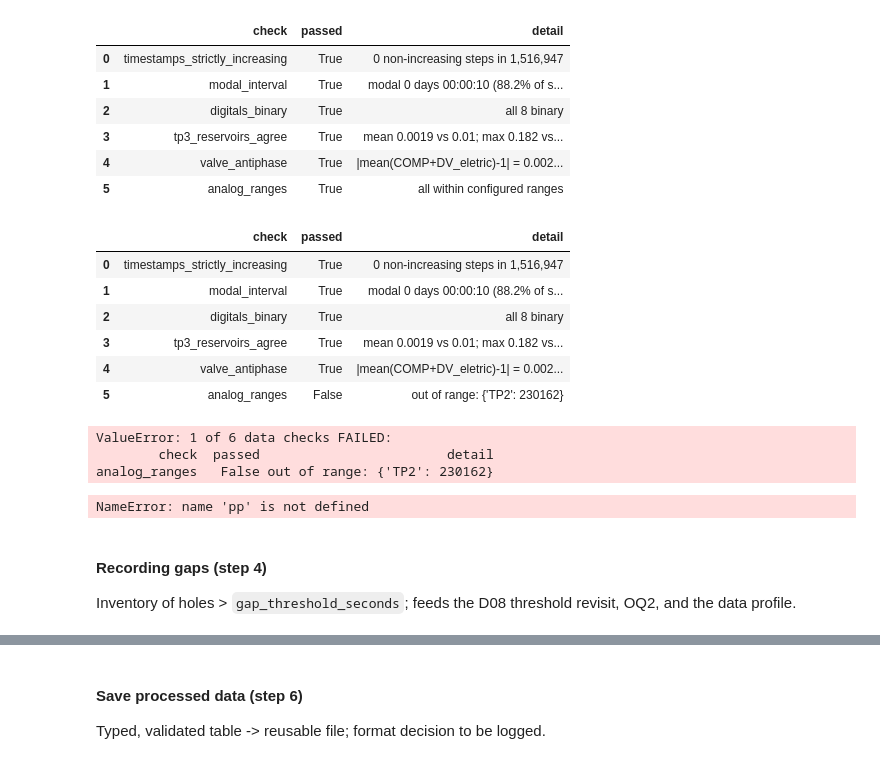
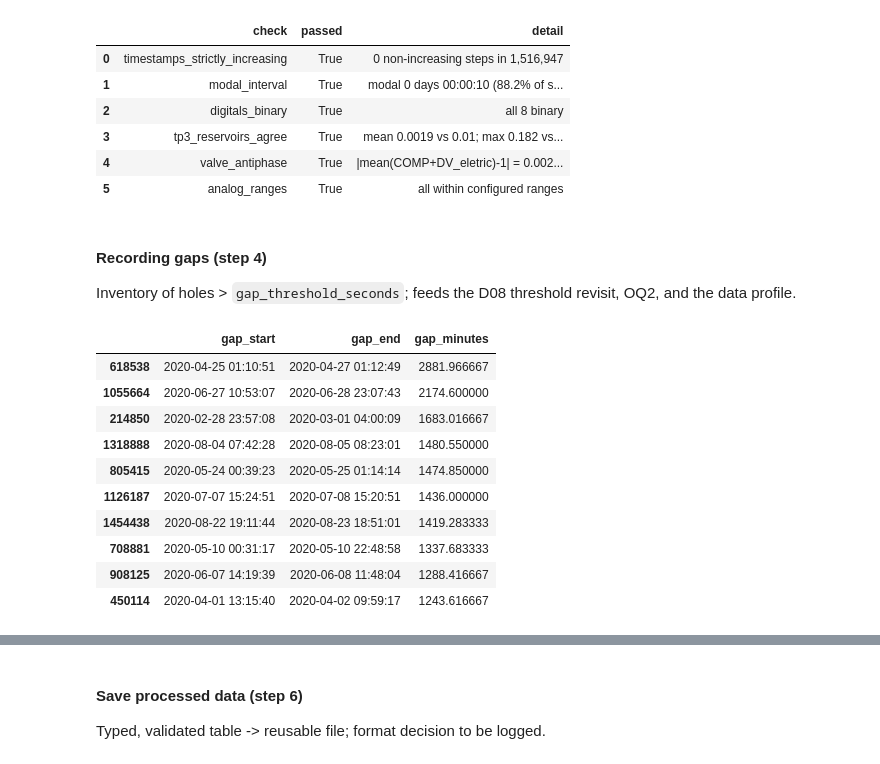
Before and after one commit to Rom5Leo/FAHM_Project, a Jupyter notebook: notebooks/01_preprocessing.ipynb, the cells around one changed output, grey strips where cells are left out. Saved outputs shown, nothing was run; the diff lists cells and outputs as text; code cells hidden in the pictures.

```diff
--- a/notebooks/01_preprocessing.ipynb
+++ b/notebooks/01_preprocessing.ipynb
@@ -290,28 +283,19 @@ for r in bad_cfg["checks"]["analog_ranges"]:
-# %%
-pp.run_checks(df, bad_cfg)      # default on_fail="warn"
-# %% [output]
-|  | check | passed | detail |
-| 0 | timestamps_strictly_increasing | True | 0 non-increasing steps in 1,516,947 |
-| 1 | modal_interval | True | modal 0 days 00:00:10 (88.2% of s... |
-| 2 | digitals_binary | True | all 8 binary |
-| 3 | tp3_reservoirs_agree | True | mean 0.0019 vs 0.01; max 0.182 vs... |
-| 4 | valve_antiphase | True | |mean(COMP+DV_eletric)-1| = 0.002... |
-| 5 | analog_ranges | False | out of range: {'TP2': 230162} |
-# %%
-pp.run_checks(df, bad_cfg, on_fail="raise")
-# %% [output]
-ValueError: 1 of 6 data checks FAILED:
-        check  passed                        detail
-analog_ranges   False out of range: {'TP2': 230162}
-# %%
-results = pp.run_checks(df, cfg)
-display(results)
-# %% [output]
-NameError: name 'pp' is not defined
 # %% [markdown]
 #### Recording gaps (step 4)
 Inventory of holes > `gap_threshold_seconds`; feeds the D08 threshold revisit, OQ2, and the data profile.
 # %%
-# gaps = pp.find_gaps(df, cfg)
-# gaps.head(10)
+gaps = pp.find_gaps(df, cfg)
+gaps.head(10)
+# %% [output]
+|  | gap_start | gap_end | gap_minutes |
+| 618538 | 2020-04-25 01:10:51 | 2020-04-27 01:12:49 | 2881.966667 |
+| 1055664 | 2020-06-27 10:53:07 | 2020-06-28 23:07:43 | 2174.600000 |
+| 214850 | 2020-02-28 23:57:08 | 2020-03-01 04:00:09 | 1683.016667 |
+| 1318888 | 2020-08-04 07:42:28 | 2020-08-05 08:23:01 | 1480.550000 |
+| 805415 | 2020-05-24 00:39:23 | 2020-05-25 01:14:14 | 1474.850000 |
+| 1126187 | 2020-07-07 15:24:51 | 2020-07-08 15:20:51 | 1436.000000 |
+| 1454438 | 2020-08-22 19:11:44 | 2020-08-23 18:51:01 | 1419.283333 |
+| 708881 | 2020-05-10 00:31:17 | 2020-05-10 22:48:58 | 1337.683333 |
+| 908125 | 2020-06-07 14:19:39 | 2020-06-08 11:48:04 | 1288.416667 |
+| 450114 | 2020-04-01 13:15:40 | 2020-04-02 09:59:17 | 1243.616667 |
 # %%
```
Also changed, not shown: parts of 4 cells of this notebook, 8 other files.
